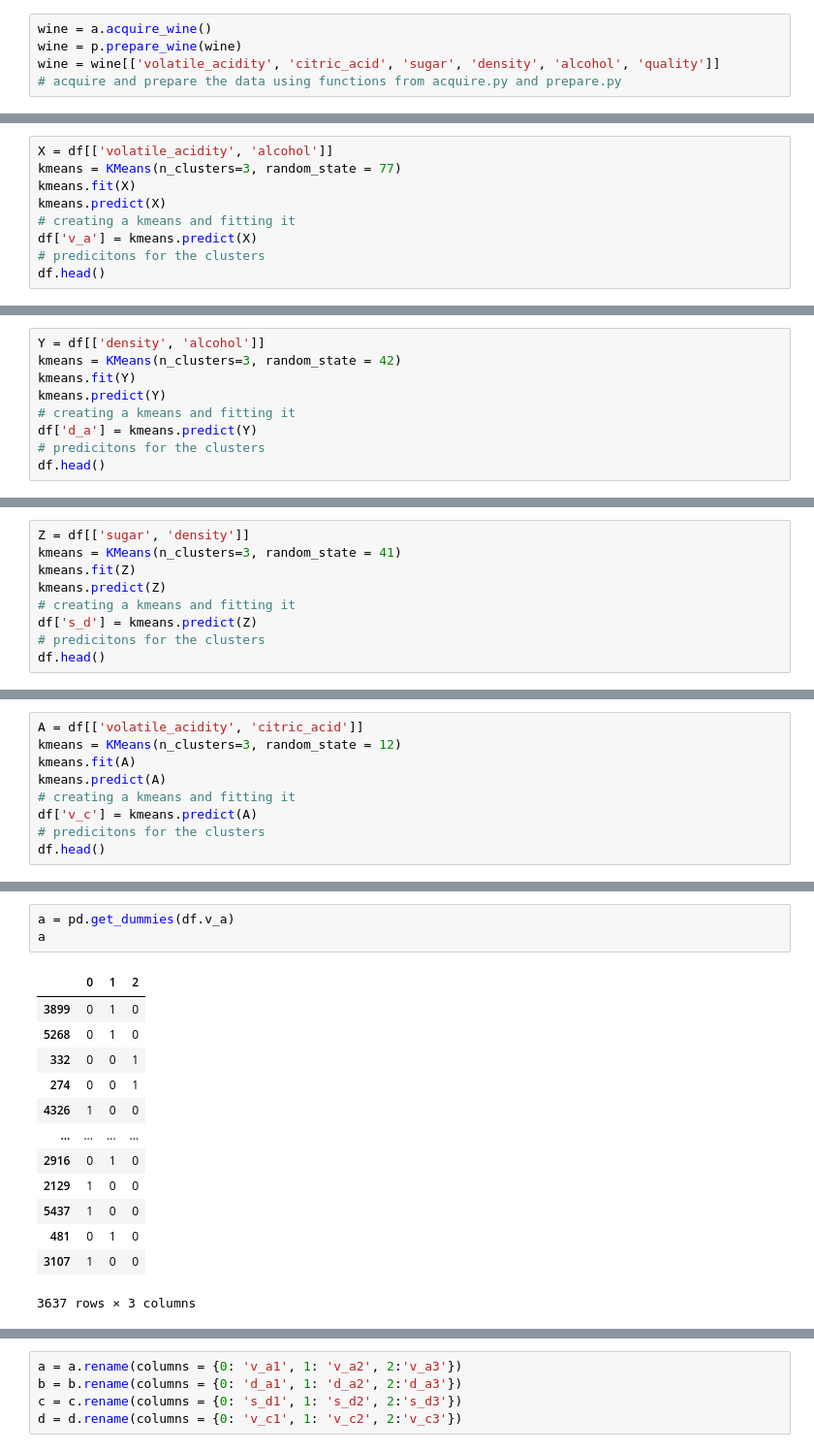
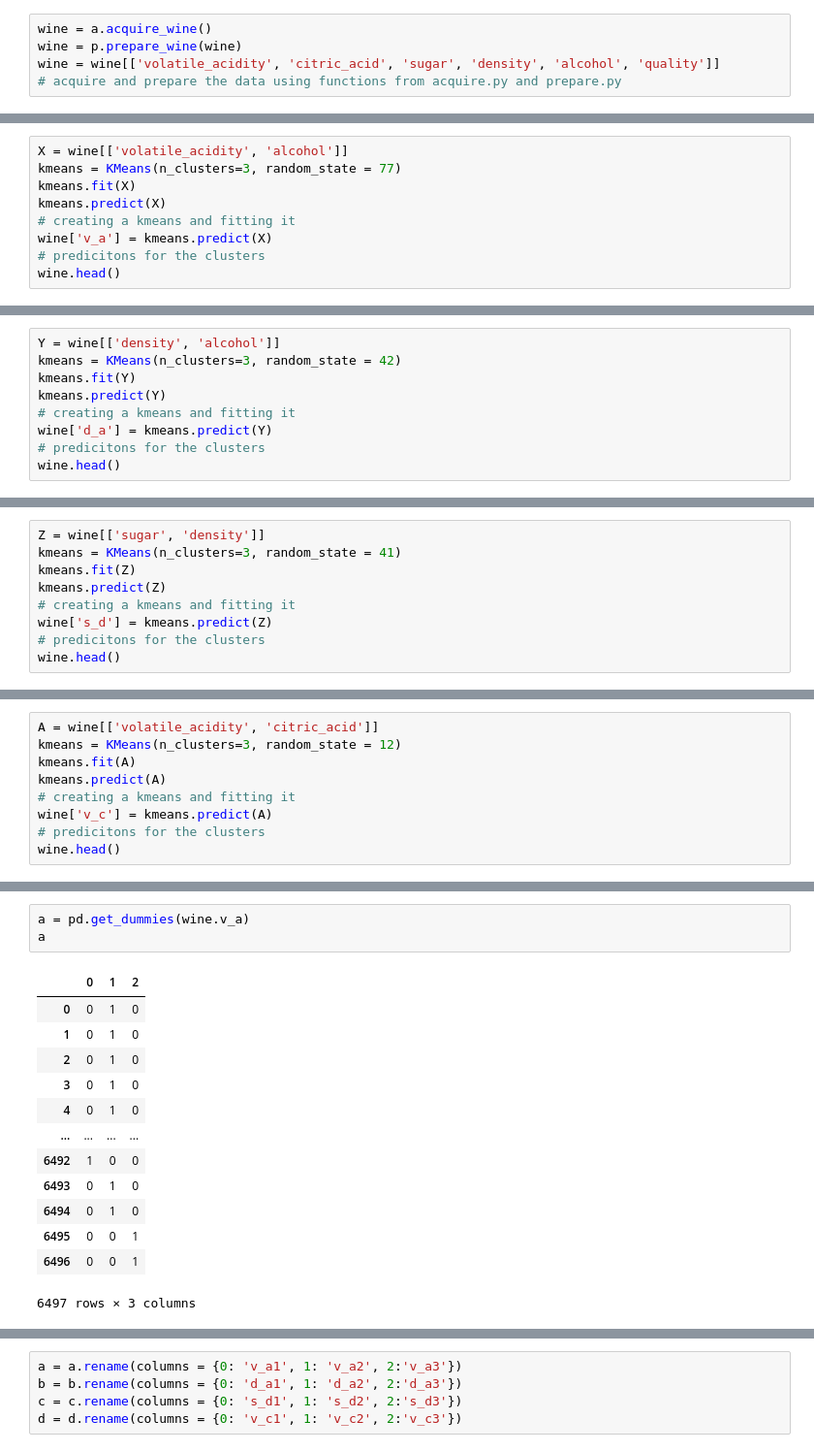
Before and after one commit to Fine-Wine/clustering-project-wine, a Jupyter notebook: Modeling.ipynb, the cells around one changed output, grey strips where cells are left out. Shown: that part at 97% size. Drawn from its saved outputs; the diff is of its cells as text.

```diff
--- a/Modeling.ipynb
+++ b/Modeling.ipynb
@@ -72,11 +41,11 @@ df
 # %%
-X = df[['volatile_acidity', 'alcohol']]
+X = wine[['volatile_acidity', 'alcohol']]
 kmeans = KMeans(n_clusters=3, random_state = 77)
 kmeans.fit(X)
 kmeans.predict(X)
 # creating a kmeans and fitting it
-df['v_a'] = kmeans.predict(X)
+wine['v_a'] = kmeans.predict(X)
 # predicitons for the clusters
-df.head()
+wine.head()
 # %% [output]
 |  | volatile_acidity | citric_acid | sugar | density | alcohol | quality | v_a |
@@ -88,11 +57,11 @@ df.head()
 # %%
-Y = df[['density', 'alcohol']]
+Y = wine[['density', 'alcohol']]
 kmeans = KMeans(n_clusters=3, random_state = 42)
 kmeans.fit(Y)
 kmeans.predict(Y)
 # creating a kmeans and fitting it
-df['d_a'] = kmeans.predict(Y)
+wine['d_a'] = kmeans.predict(Y)
 # predicitons for the clusters
-df.head()
+wine.head()
 # %% [output]
 |  | volatile_acidity | citric_acid | sugar | density | alcohol | quality | v_a | d_a |
@@ -104,11 +73,11 @@ df.head()
 # %%
-Z = df[['sugar', 'density']]
+Z = wine[['sugar', 'density']]
 kmeans = KMeans(n_clusters=3, random_state = 41)
 kmeans.fit(Z)
 kmeans.predict(Z)
 # creating a kmeans and fitting it
-df['s_d'] = kmeans.predict(Z)
+wine['s_d'] = kmeans.predict(Z)
 # predicitons for the clusters
-df.head()
+wine.head()
 # %% [output]
 |  | volatile_acidity | citric_acid | sugar | density | alcohol | quality | v_a | d_a | s_d |
@@ -120,11 +89,11 @@ df.head()
 # %%
-A = df[['volatile_acidity', 'citric_acid']]
+A = wine[['volatile_acidity', 'citric_acid']]
 kmeans = KMeans(n_clusters=3, random_state = 12)
 kmeans.fit(A)
 kmeans.predict(A)
 # creating a kmeans and fitting it
-df['v_c'] = kmeans.predict(A)
+wine['v_c'] = kmeans.predict(A)
 # predicitons for the clusters
-df.head()
+wine.head()
 # %% [output]
 |  | volatile_acidity | citric_acid | sugar | density | alcohol | quality | v_a | d_a | s_d | v_c |
@@ -136,18 +105,18 @@ df.head()
 # %%
-a = pd.get_dummies(df.v_a)
+a = pd.get_dummies(wine.v_a)
 a
 # %% [output]
 |  | 0 | 1 | 2 |
-| 3899 | 0 | 1 | 0 |
-| 5268 | 0 | 1 | 0 |
-| 332 | 0 | 0 | 1 |
-| 274 | 0 | 0 | 1 |
-| 4326 | 1 | 0 | 0 |
+| 0 | 0 | 1 | 0 |
+| 1 | 0 | 1 | 0 |
+| 2 | 0 | 1 | 0 |
+| 3 | 0 | 1 | 0 |
+| 4 | 0 | 1 | 0 |
 | ... | ... | ... | ... |
-| 2916 | 0 | 1 | 0 |
-| 2129 | 1 | 0 | 0 |
-| 5437 | 1 | 0 | 0 |
-| 481 | 0 | 1 | 0 |
-| 3107 | 1 | 0 | 0 |
+| 6492 | 1 | 0 | 0 |
+| 6493 | 0 | 1 | 0 |
+| 6494 | 0 | 1 | 0 |
+| 6495 | 0 | 0 | 1 |
+| 6496 | 0 | 0 | 1 |
-3637 rows × 3 columns
+6497 rows × 3 columns
 # %%
```
Also changed, not shown: parts of 103 cells of this notebook.
